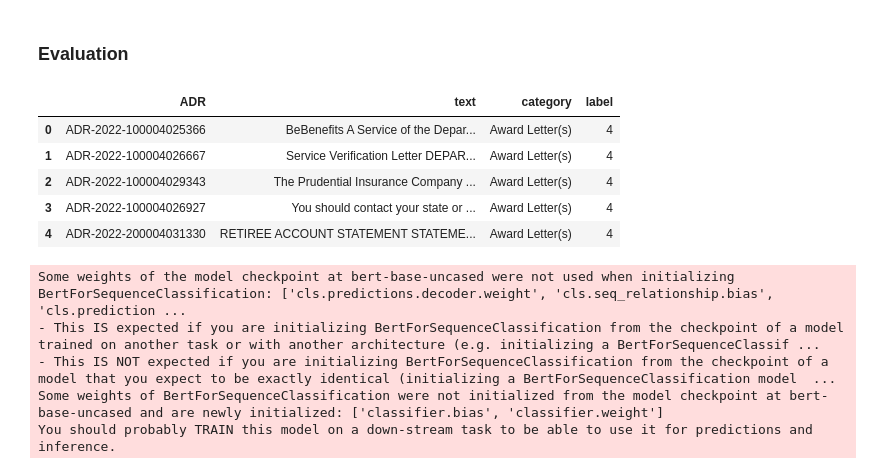
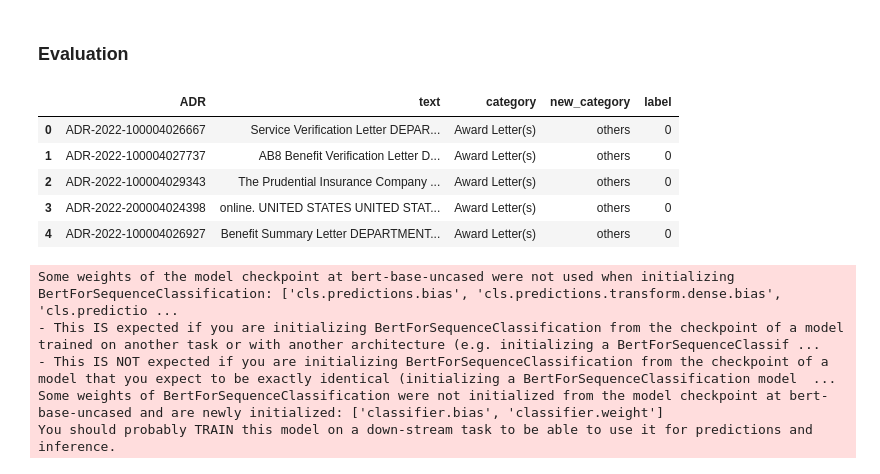
Before and after one commit to AnirbanML/Document-Classification, a Jupyter notebook: BERT_CustomTraining.ipynb, the cells around one changed output. Cells and saved outputs as stored; diff of their text form; code cells hidden in the pictures.

```diff
--- a/BERT_CustomTraining.ipynb
+++ b/BERT_CustomTraining.ipynb
@@ -49,0 +63,10 @@ Name: category, dtype: int64
+# %%
+temp = []
+cats = ['Mortgage Statement']
+for category in data['category']:
+    if category not in cats:
+        temp.append('others')
+    else:
+        temp.append(category)
+data['new_category'] = temp
+data.head()
@@ -90,8 +121,11 @@ df.head()
 # %%
-possible_labels = df.category.unique()
+possible_labels = df.new_category.unique()
 
 label_dict = {}
-for index, possible_label in enumerate(possible_labels):
-    label_dict[possible_label] = index
+label_dict['others']=0
+for i,cat in enumerate(cats):
+    label_dict[cat]=i+1
+#for index, possible_label in enumerate(possible_labels):
+#    label_dict[possible_label] = index
 label_dict
 # %% [output]
@@ -347,15 +364,15 @@ KeyboardInterrupt:
 # %% [markdown]
 ### Evaluation
 # %%
-test['label'] = test.category.replace(label_dict)
+test['label'] = test.new_category.replace(label_dict)
 test.head()
 # %% [output]
-|  | ADR | text | category | label |
-| 0 | ADR-2022-100004025366 | BeBenefits A Service of the Depar... | Award Letter(s) | 4 |
-| 1 | ADR-2022-100004026667 | Service Verification Letter DEPAR... | Award Letter(s) | 4 |
-| 2 | ADR-2022-100004029343 | The Prudential Insurance Company ... | Award Letter(s) | 4 |
-| 3 | ADR-2022-100004026927 | You should contact your state or ... | Award Letter(s) | 4 |
-| 4 | ADR-2022-200004031330 | RETIREE ACCOUNT STATEMENT STATEME... | Award Letter(s) | 4 |
+|  | ADR | text | category | new_category | label |
+| 0 | ADR-2022-100004026667 | Service Verification Letter DEPAR... | Award Letter(s) | others | 0 |
+| 1 | ADR-2022-100004027737 | AB8 Benefit Verification Letter D... | Award Letter(s) | others | 0 |
+| 2 | ADR-2022-100004029343 | The Prudential Insurance Company ... | Award Letter(s) | others | 0 |
+| 3 | ADR-2022-200004024398 | online. UNITED STATES UNITED STAT... | Award Letter(s) | others | 0 |
+| 4 | ADR-2022-100004026927 | Benefit Summary Letter DEPARTMENT... | Award Letter(s) | others | 0 |
 # %%
 encoded_data_test = tokenizer.batch_encode_plus(
     test.text.values,
@@ -384,11 +401,11 @@ model = BertForSequenceClassification.from_pretrained("bert-base-uncased",
                                                       output_hidden_states=False)
 model.to(device)
 
-model.load_state_dict(torch.load('./model/finetuned_BERT_epoch_1.model', map_location=torch.device('cpu')))
+model.load_state_dict(torch.load('./model/model_Purchase_Rental_Aggrement/finetuned_BERT_epoch_1.model', map_location=torch.device('cpu')))
 model.eval()
 loss, predictions, true_values = evaluate(dataloader_test)
 # %% [output]
-Some weights of the model checkpoint at bert-base-uncased were not used when initializing BertForSequenceClassification: ['cls.predictions.decoder.weight', 'cls.seq_relationship.bias', 'cls.prediction ...
+Some weights of the model checkpoint at bert-base-uncased were not used when initializing BertForSequenceClassification: ['cls.predictions.bias', 'cls.predictions.transform.dense.bias', 'cls.predictio ...
 - This IS expected if you are initializing BertForSequenceClassification from the checkpoint of a model trained on another task or with another architecture (e.g. initializing a BertForSequenceClassif ...
 - This IS NOT expected if you are initializing BertForSequenceClassification from the checkpoint of a model that you expect to be exactly identical (initializing a BertForSequenceClassification model  ...
 Some weights of BertForSequenceClassification were not initialized from the model checkpoint at bert-base-uncased and are newly initialized: ['classifier.bias', 'classifier.weight']
```
Also changed, not shown: parts of 30 cells of this notebook, 11 other files.
